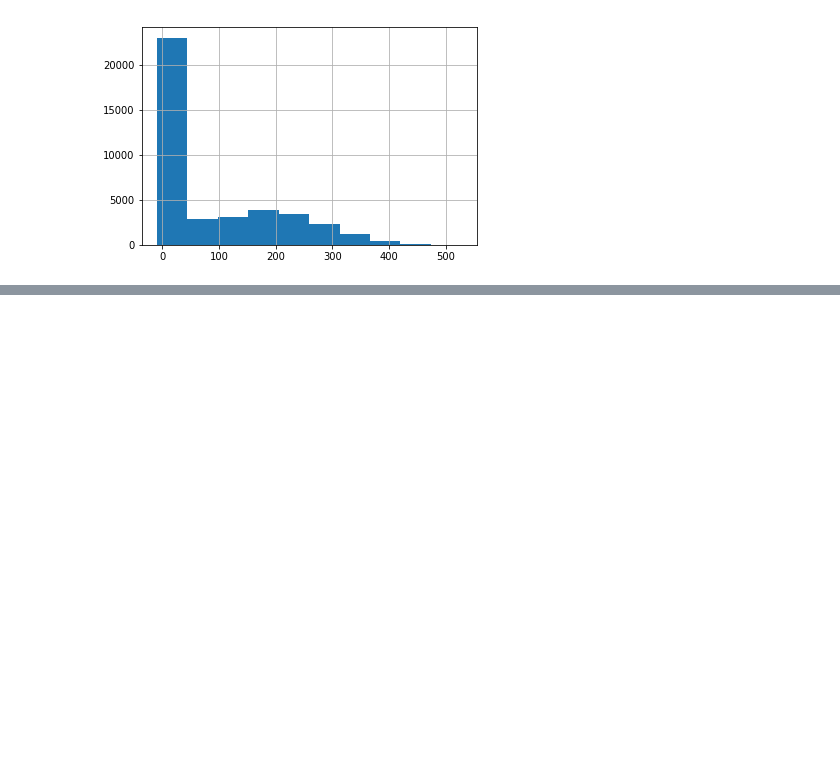
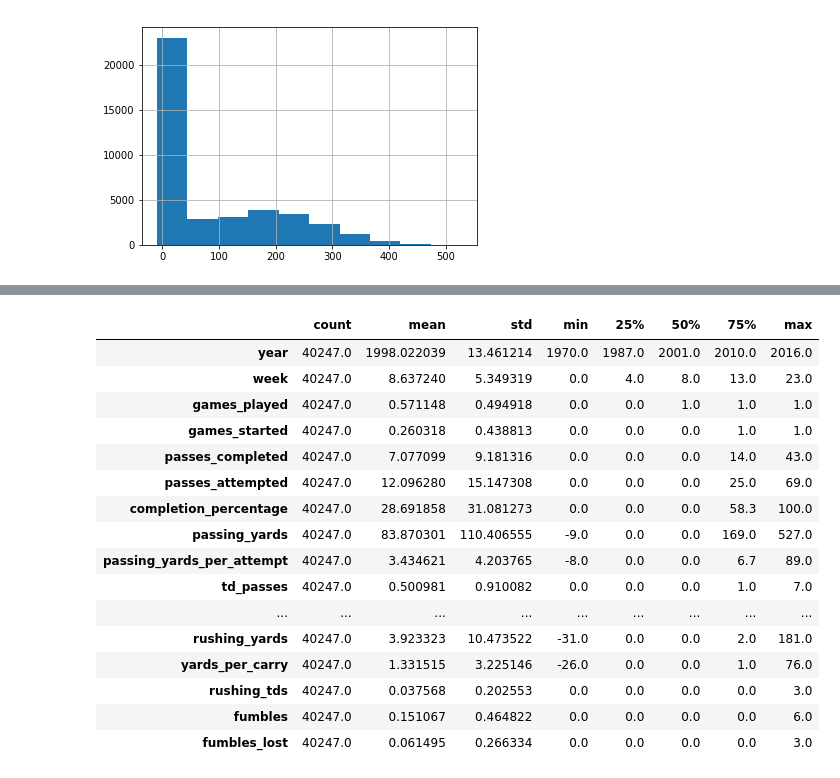
Before and after one commit to ccentola/nfl-eda, a Jupyter notebook: qb_game_logs.ipynb, the cells around one changed output, grey strips where cells are left out. Cells and saved outputs as stored; diff of their text form; code cells hidden in the pictures; blank space fills up the shorter version.

```diff
--- a/qb_game_logs.ipynb
+++ b/qb_game_logs.ipynb
@@ -82,0 +93,8 @@ df['passing_yards'].hist()
+# %%
+cols = ['games_played','games_started', 'passes_completed', 'passes_attempted',
+       'completion_percentage', 'passing_yards', 'passing_yards_per_attempt',
+       'td_passes', 'ints', 'sacks', 'sacked_yards_lost', 'passer_rating',
+       'rushing_attempts', 'rushing_yards', 'yards_per_carry', 'rushing_tds',
+       'fumbles', 'fumbles_lost']
+
+df[cols] = df[cols].apply(pd.to_numeric, errors='coerce', axis=1)
@@ -82,0 +121,20 @@ df['passing_yards'].hist()
+# %%
+df.describe().T
+# %% [output]
+|  | count | mean | std | min | 25% | 50% | 75% | max |
+| year | 40247.0 | 1998.022039 | 13.461214 | 1970.0 | 1987.0 | 2001.0 | 2010.0 | 2016.0 |
+| week | 40247.0 | 8.637240 | 5.349319 | 0.0 | 4.0 | 8.0 | 13.0 | 23.0 |
+| games_played | 40247.0 | 0.571148 | 0.494918 | 0.0 | 0.0 | 1.0 | 1.0 | 1.0 |
+| games_started | 40247.0 | 0.260318 | 0.438813 | 0.0 | 0.0 | 0.0 | 1.0 | 1.0 |
+| passes_completed | 40247.0 | 7.077099 | 9.181316 | 0.0 | 0.0 | 0.0 | 14.0 | 43.0 |
+| passes_attempted | 40247.0 | 12.096280 | 15.147308 | 0.0 | 0.0 | 0.0 | 25.0 | 69.0 |
+| completion_percentage | 40247.0 | 28.691858 | 31.081273 | 0.0 | 0.0 | 0.0 | 58.3 | 100.0 |
+| passing_yards | 40247.0 | 83.870301 | 110.406555 | -9.0 | 0.0 | 0.0 | 169.0 | 527.0 |
+| passing_yards_per_attempt | 40247.0 | 3.434621 | 4.203765 | -8.0 | 0.0 | 0.0 | 6.7 | 89.0 |
+| td_passes | 40247.0 | 0.500981 | 0.910082 | 0.0 | 0.0 | 0.0 | 1.0 | 7.0 |
+| ... | ... | ... | ... | ... | ... | ... | ... | ... |
+| rushing_yards | 40247.0 | 3.923323 | 10.473522 | -31.0 | 0.0 | 0.0 | 2.0 | 181.0 |
+| yards_per_carry | 40247.0 | 1.331515 | 3.225146 | -26.0 | 0.0 | 0.0 | 1.0 | 76.0 |
+| rushing_tds | 40247.0 | 0.037568 | 0.202553 | 0.0 | 0.0 | 0.0 | 0.0 | 3.0 |
+| fumbles | 40247.0 | 0.151067 | 0.464822 | 0.0 | 0.0 | 0.0 | 0.0 | 6.0 |
+| fumbles_lost | 40247.0 | 0.061495 | 0.266334 | 0.0 | 0.0 | 0.0 | 0.0 | 3.0 |
```
Also changed, not shown: parts of 4 cells of this notebook, 1 other file.
